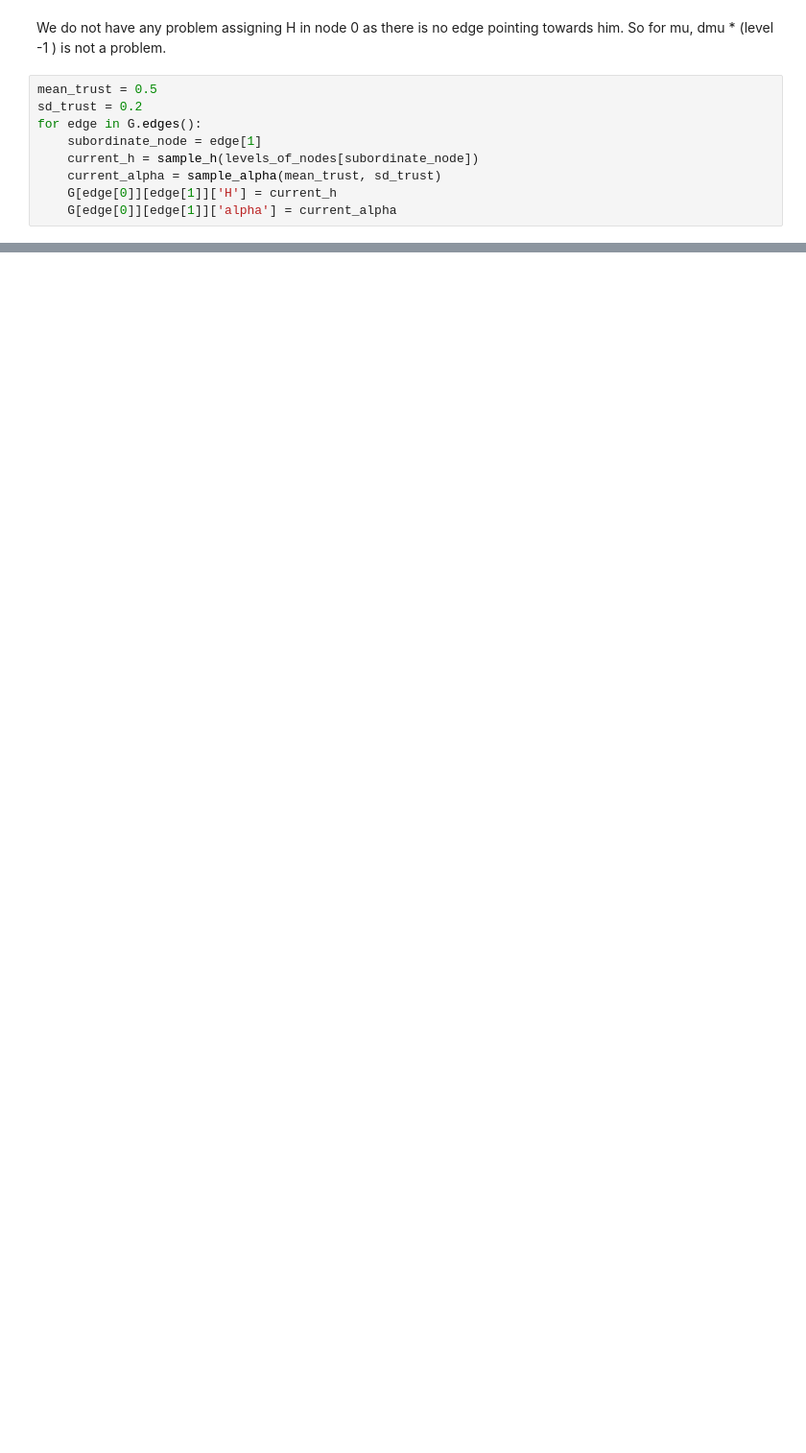
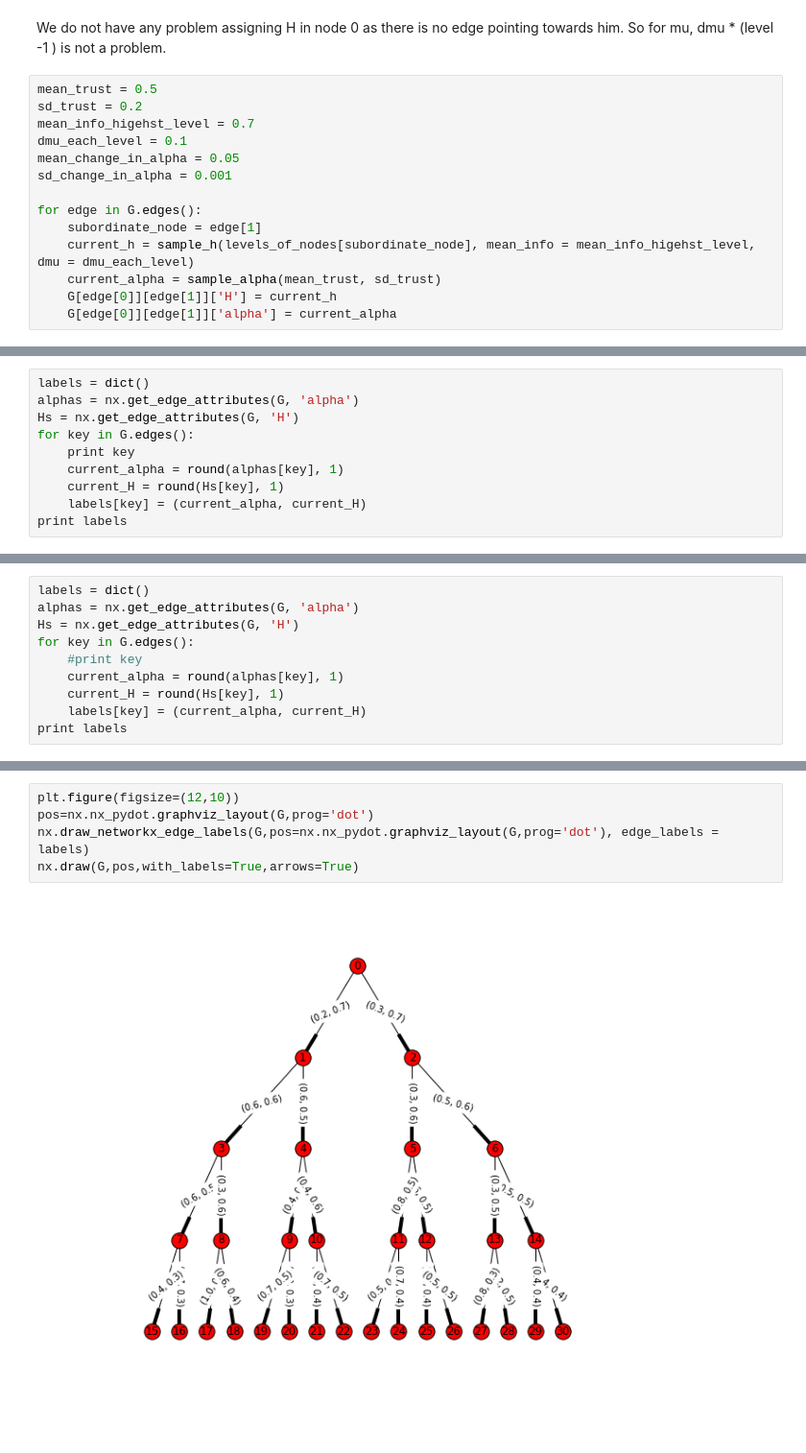
Before and after one commit to arefindk/csss16-trust, a Jupyter notebook: simple-model/trust-v1.ipynb, the cells around one changed output, grey strips where cells are left out. Shown at 96% size. Saved outputs shown, nothing was run; the diff lists cells and outputs as text; blank space fills up the shorter version.

```diff
--- a/simple-model/trust-v1.ipynb
+++ b/simple-model/trust-v1.ipynb
@@ -108,9 +99,14 @@ We do not have any problem assigning H in node 0 as there is no edge pointing to
 # %%
 mean_trust = 0.5
 sd_trust = 0.2
+mean_info_higehst_level = 0.7
+dmu_each_level = 0.1
+mean_change_in_alpha = 0.05
+sd_change_in_alpha = 0.001
+
 for edge in G.edges():
     subordinate_node = edge[1]
-    current_h = sample_h(levels_of_nodes[subordinate_node])
+    current_h = sample_h(levels_of_nodes[subordinate_node], mean_info = mean_info_higehst_level, dmu = dmu_each_level)
     current_alpha = sample_alpha(mean_trust, sd_trust)
     G[edge[0]][edge[1]]['H'] = current_h
     G[edge[0]][edge[1]]['alpha'] = current_alpha
@@ -163,0 +219,10 @@ print bits
+# %%
+labels = dict()
+alphas = nx.get_edge_attributes(G, 'alpha')
+Hs = nx.get_edge_attributes(G, 'H')
+for key in G.edges():
+    print key
+    current_alpha = round(alphas[key], 1)
+    current_H = round(Hs[key], 1)
+    labels[key] = (current_alpha, current_H)
+print labels
@@ -163,0 +247,10 @@ print bits
+# %%
+labels = dict()
+alphas = nx.get_edge_attributes(G, 'alpha')
+Hs = nx.get_edge_attributes(G, 'H')
+for key in G.edges():
+    #print key
+    current_alpha = round(alphas[key], 1)
+    current_H = round(Hs[key], 1)
+    labels[key] = (current_alpha, current_H)
+print labels
@@ -163,0 +259,7 @@ print bits
+# %%
+plt.figure(figsize=(12,10))
+pos=nx.nx_pydot.graphviz_layout(G,prog='dot')
+nx.draw_networkx_edge_labels(G,pos=nx.nx_pydot.graphviz_layout(G,prog='dot'), edge_labels = labels)
+nx.draw(G,pos,with_labels=True,arrows=True)
+# %% [output]
+[figure, added]
```
Also changed, not shown: parts of 13 cells of this notebook.
